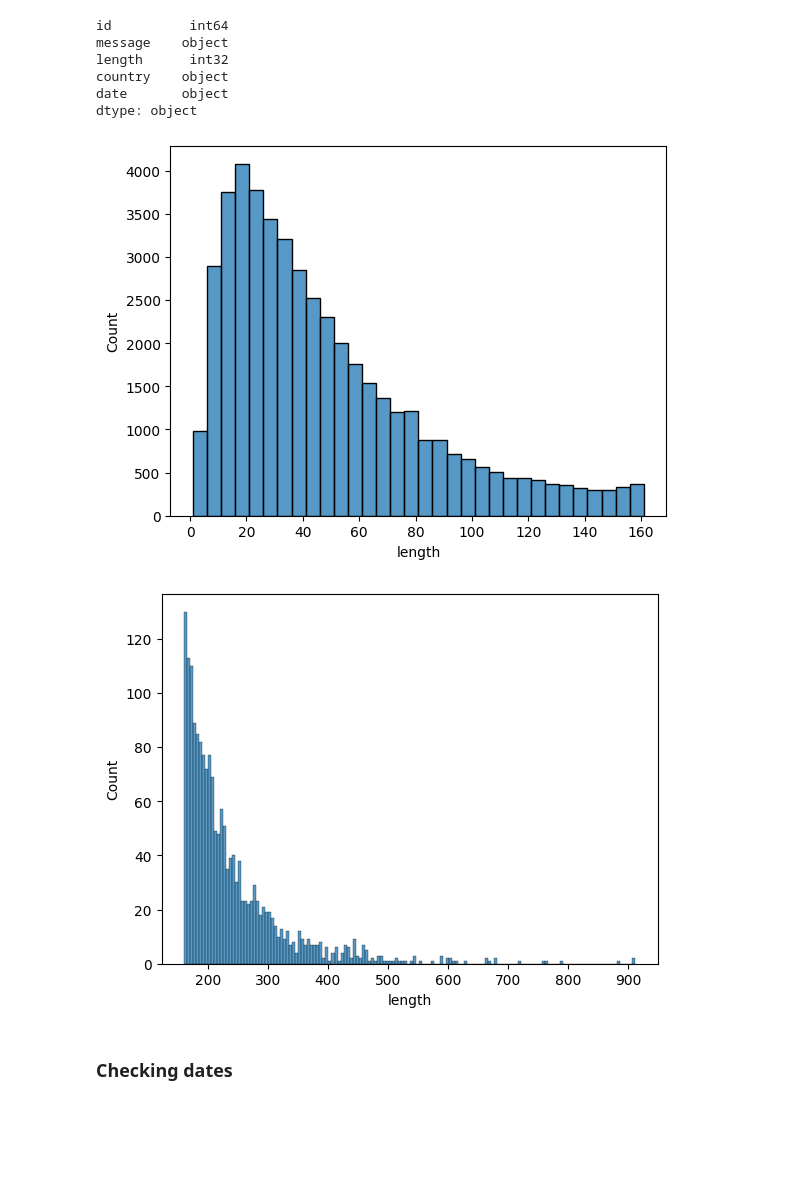
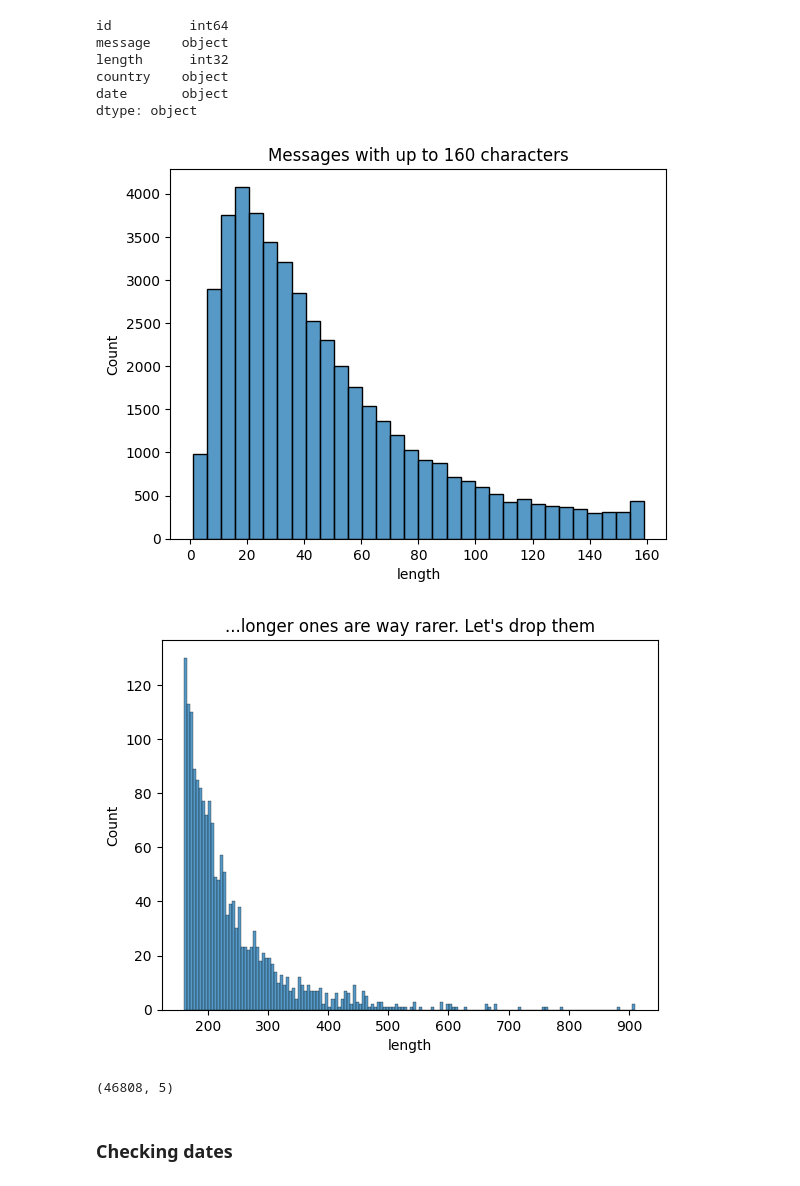
Before and after one commit to treefungus/Codecademy_projects, a Jupyter notebook: NLP/NLP.ipynb, the cells around one changed output. Saved outputs shown, nothing was run; the diff lists cells and outputs as text; code cells hidden in the pictures; blank space fills up the shorter version.

```diff
--- a/NLP/NLP.ipynb
+++ b/NLP/NLP.ipynb
@@ -122,16 +135,21 @@ dtype: object
 # %%
 import matplotlib.pyplot as plt
 import seaborn as sns
 
 sns.histplot(x="length", data=data[data.length < 160], binwidth=5)
+plt.title("Messages with up to 160 characters")
 plt.show()
 sns.histplot(x="length", data=data[data.length > 160], binwidth=5)
+plt.title("...longer ones are way rarer. Let's drop them")
 plt.show()
 # %% [output]
-[figure, old version]
+[figure, new version]
-[figure, old version]
+[figure, new version]
 # %%
 data = data.drop(data[data['length'] > 160].index)
+data.shape
+# %% [output]
+(46808, 5)
 # %% [markdown]
 ### Checking dates
 # %%
```
Also changed, not shown: parts of 30 cells of this notebook, 1 other file.
